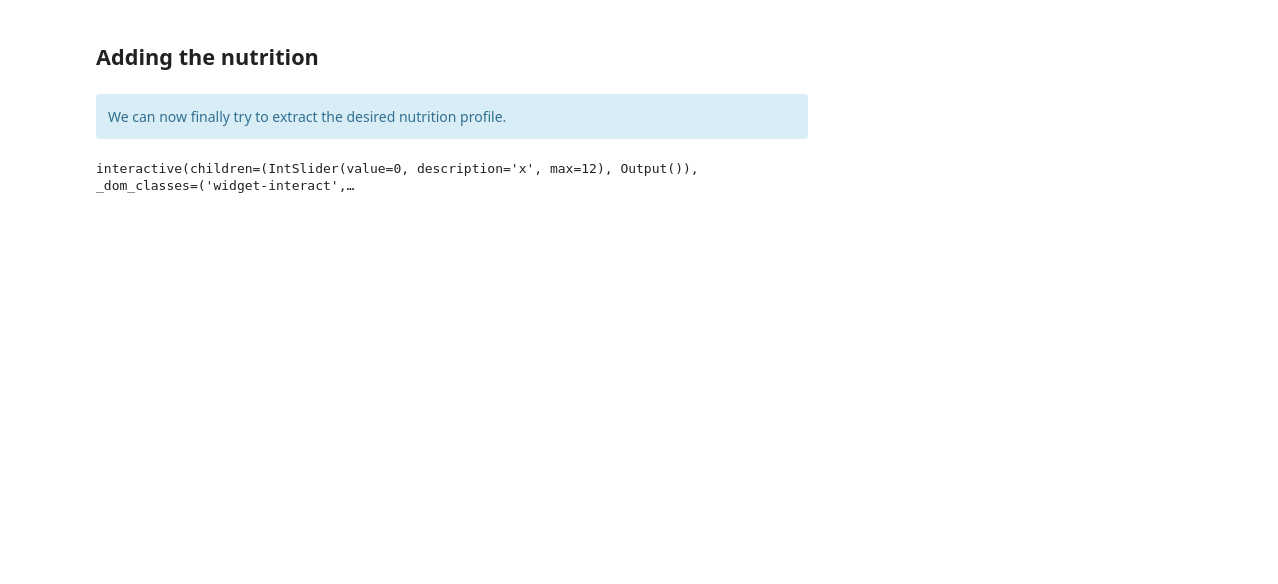
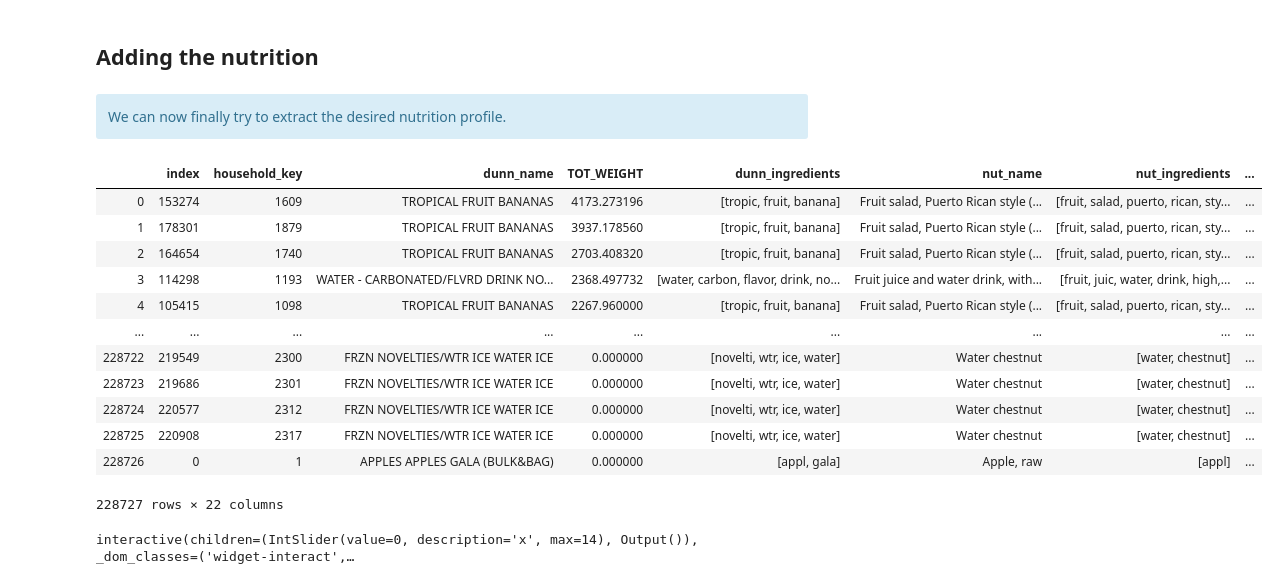
Before and after one commit to raphaelreiss/ADA_project, a Jupyter notebook: src/TermProject.ipynb, the cells around one changed output. Drawn from its saved outputs; the diff is of its cells as text; code cells hidden in the pictures; blank space fills up the shorter version.

```diff
--- a/src/TermProject.ipynb
+++ b/src/TermProject.ipynb
@@ -223,3 +249,13 @@ top4000.sort_values(by = 'TOT_WEIGHT',ascending = False,inplace = True)
+# %%
+tot_weight_nut_df = top4000.reset_index()\
+                     .groupby(['dunn_name']).agg({'TOT_WEIGHT':'sum'})\
+                     .reset_index()\
+                     .copy()
+house_nut_df = top4000.reset_index()\
+                      .groupby(['household_key','dunn_name'])\
+                      .agg({'TOT_WEIGHT':'sum'})\
+                      .reset_index()\
+                      .copy()
 # %% [markdown]
 ## Adding the nutrition
 # %% [markdown]
@@ -233,8 +269,27 @@ with open(r"../results/dunnhumb_articles_nutriments.pickle", "rb") as input_file
     all_nutrition = pickle.load(input_file)
 with open(r"../results/nutriments_units.pickle", "rb") as input_file:
     nutriment_units_df = pickle.load(input_file)
-top4000 = top4000.join(all_nutrition,how = 'inner')\
-                 .sort_values(by = 'TOT_WEIGHT',ascending = False)\
-                 .drop(columns = ['COMMODITY_DESC','SUB_COMMODITY_DESC'])
-
-nutriments = top4000.drop(top4000.columns[np.arange(10)],axis = 1).columns.values
+# %%
+top4000 = top4000.join(all_nutrition.set_index('dunn_name'),on = 'dunn_name',how = 'inner')\
+                 .sort_values(by = 'TOT_WEIGHT',ascending = False)\
+                 .reset_index()
+# %%
+house_nut_df = house_nut_df.join(all_nutrition.set_index('dunn_name'),on = 'dunn_name',how = 'inner')\
+                 .sort_values(by = 'TOT_WEIGHT',ascending = False)\
+                 .reset_index()
+# %%
+house_nut_df
+# %% [output]
+|  | index | household_key | dunn_name | TOT_WEIGHT | dunn_ingredients | nut_name | nut_ingredients | ... |
+| 0 | 153274 | 1609 | TROPICAL FRUIT BANANAS | 4173.273196 | [tropic, fruit, banana] | Fruit salad, Puerto Rican style (... | [fruit, salad, puerto, rican, sty... | ... |
+| 1 | 178301 | 1879 | TROPICAL FRUIT BANANAS | 3937.178560 | [tropic, fruit, banana] | Fruit salad, Puerto Rican style (... | [fruit, salad, puerto, rican, sty... | ... |
+| 2 | 164654 | 1740 | TROPICAL FRUIT BANANAS | 2703.408320 | [tropic, fruit, banana] | Fruit salad, Puerto Rican style (... | [fruit, salad, puerto, rican, sty... | ... |
+| 3 | 114298 | 1193 | WATER - CARBONATED/FLVRD DRINK NO... | 2368.497732 | [water, carbon, flavor, drink, no... | Fruit juice and water drink, with... | [fruit, juic, water, drink, high,... | ... |
+| 4 | 105415 | 1098 | TROPICAL FRUIT BANANAS | 2267.960000 | [tropic, fruit, banana] | Fruit salad, Puerto Rican style (... | [fruit, salad, puerto, rican, sty... | ... |
+| ... | ... | ... | ... | ... | ... | ... | ... | ... |
+| 228722 | 219549 | 2300 | FRZN NOVELTIES/WTR ICE WATER ICE | 0.000000 | [novelti, wtr, ice, water] | Water chestnut | [water, chestnut] | ... |
+| 228723 | 219686 | 2301 | FRZN NOVELTIES/WTR ICE WATER ICE | 0.000000 | [novelti, wtr, ice, water] | Water chestnut | [water, chestnut] | ... |
+| 228724 | 220577 | 2312 | FRZN NOVELTIES/WTR ICE WATER ICE | 0.000000 | [novelti, wtr, ice, water] | Water chestnut | [water, chestnut] | ... |
+| 228725 | 220908 | 2317 | FRZN NOVELTIES/WTR ICE WATER ICE | 0.000000 | [novelti, wtr, ice, water] | Water chestnut | [water, chestnut] | ... |
+| 228726 | 0 | 1 | APPLES APPLES GALA (BULK&BAG) | 0.000000 | [appl, gala] | Apple, raw | [appl] | ... |
+228727 rows × 22 columns
@@ -243,14 +300,14 @@ def g(x):
     nutriment = nutriments[x]
     fig,ax = plt.subplots(1)
     #top4000[top4000.TOT_WEIGHT != 0].reset_index().head(4000).plot.bar(y = nutriment,ax = ax)
-    temp = top4000[top4000.TOT_WEIGHT != 0].reset_index().head(100)
+    temp = top4000[top4000.TOT_WEIGHT != 0].reset_index().head(300)
     sns.barplot(x = temp.index,y = temp[nutriment])
     unit = nutriment_units_df[nutriment_units_df['name'] == nutriment].unit_name.values[0]
     ax.set_title(nutriment)
     ax.set_ylabel('%s %s per 100 grams' % (nutriment,unit))
     ax.set_xlabel('items (sorted by most bought mass)')
-    empty_string_labels = ['']*len(ax.get_xticklabels())
-    ax.set_xticklabels(empty_string_labels)
+    """empty_string_labels = ['']*len(ax.get_xticklabels())
+    ax.set_xticklabels(empty_string_labels)"""
 interact(g, x=widgets.IntSlider(min=0, max=len(nutriments) - 1, step=1, value=0));
 # %% [output]
-interactive(children=(IntSlider(value=0, description='x', max=12), Output()), _dom_classes=('widget-interact',…
+interactive(children=(IntSlider(value=0, description='x', max=14), Output()), _dom_classes=('widget-interact',…
```
Also changed, not shown: parts of 23 cells of this notebook, 5 other files.
